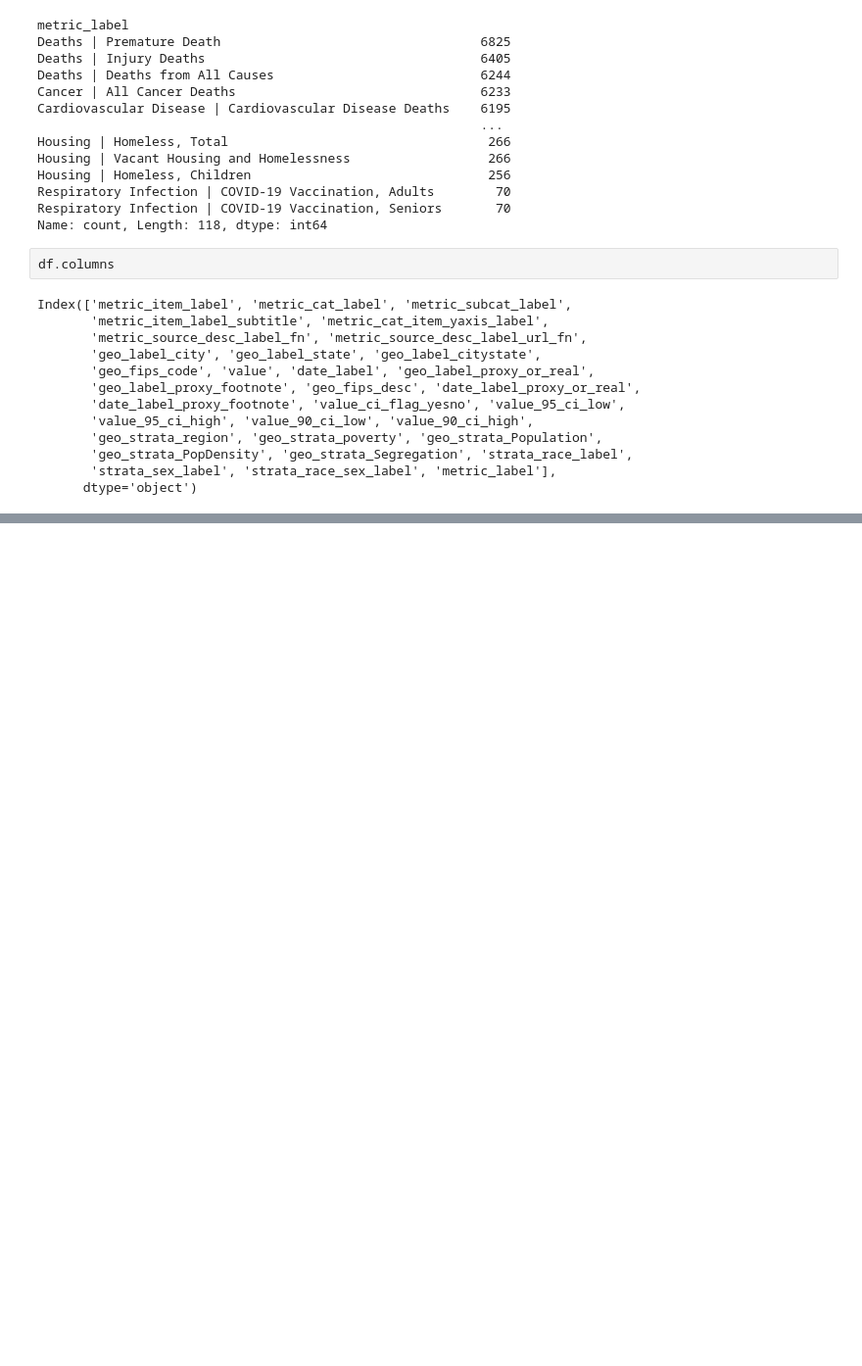
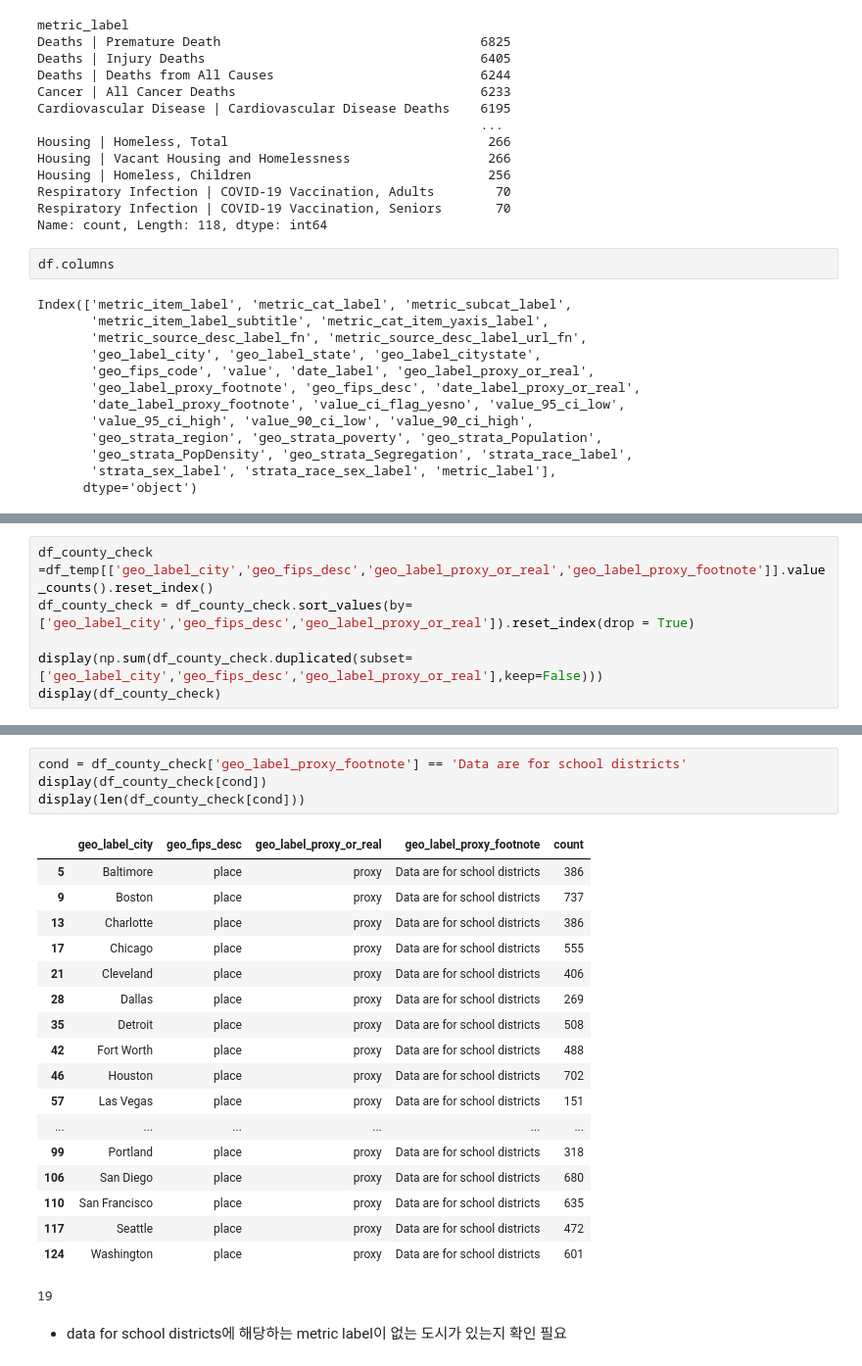
Before and after one commit to WASSUP-AIModel-3rd-Project1/Project-1, a Jupyter notebook: 240619_EDA_geo.ipynb, the cells around one changed output, grey strips where cells are left out. Shown: that part at 98% size. Cells and saved outputs as stored; diff of their text form; blank space fills up the shorter version.

```diff
--- a/240619_EDA_geo.ipynb
+++ b/240619_EDA_geo.ipynb
@@ -1411,0 +664,6 @@ len(metirc_full_ci)
+# %%
+df_county_check =df_temp[['geo_label_city','geo_fips_desc','geo_label_proxy_or_real','geo_label_proxy_footnote']].value_counts().reset_index()
+df_county_check = df_county_check.sort_values(by=['geo_label_city','geo_fips_desc','geo_label_proxy_or_real']).reset_index(drop = True)
+
+display(np.sum(df_county_check.duplicated(subset=['geo_label_city','geo_fips_desc','geo_label_proxy_or_real'],keep=False)))
+display(df_county_check)
@@ -1411,0 +695,25 @@ len(metirc_full_ci)
+# %%
+cond = df_county_check['geo_label_proxy_footnote'] == 'Data are for school districts'
+display(df_county_check[cond])
+display(len(df_county_check[cond]))
+# %% [output]
+|  | geo_label_city | geo_fips_desc | geo_label_proxy_or_real | geo_label_proxy_footnote | count |
+| 5 | Baltimore | place | proxy | Data are for school districts | 386 |
+| 9 | Boston | place | proxy | Data are for school districts | 737 |
+| 13 | Charlotte | place | proxy | Data are for school districts | 386 |
+| 17 | Chicago | place | proxy | Data are for school districts | 555 |
+| 21 | Cleveland | place | proxy | Data are for school districts | 406 |
+| 28 | Dallas | place | proxy | Data are for school districts | 269 |
+| 35 | Detroit | place | proxy | Data are for school districts | 508 |
+| 42 | Fort Worth | place | proxy | Data are for school districts | 488 |
+| 46 | Houston | place | proxy | Data are for school districts | 702 |
+| 57 | Las Vegas | place | proxy | Data are for school districts | 151 |
+| ... | ... | ... | ... | ... | ... |
+| 99 | Portland | place | proxy | Data are for school districts | 318 |
+| 106 | San Diego | place | proxy | Data are for school districts | 680 |
+| 110 | San Francisco | place | proxy | Data are for school districts | 635 |
+| 117 | Seattle | place | proxy | Data are for school districts | 472 |
+| 124 | Washington | place | proxy | Data are for school districts | 601 |
+19
+# %% [markdown]
+- data for school districts에 해당하는 metric label이 없는 도시가 있는지 확인 필요
```
Also changed, not shown: parts of 164 cells of this notebook.
